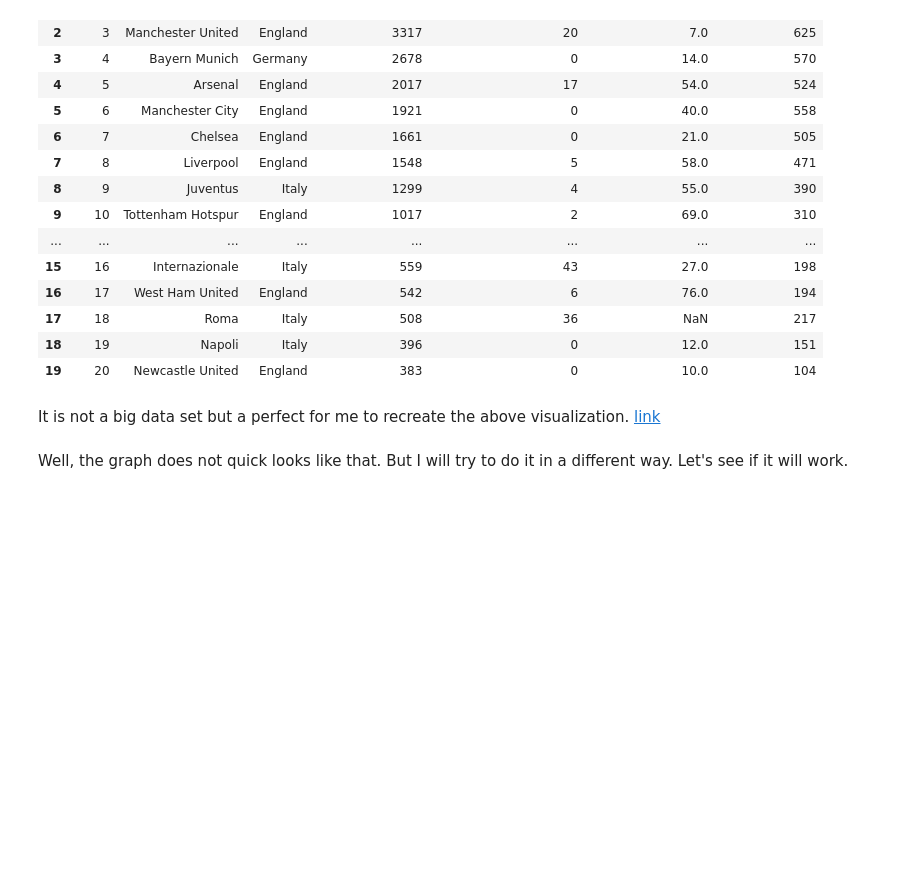
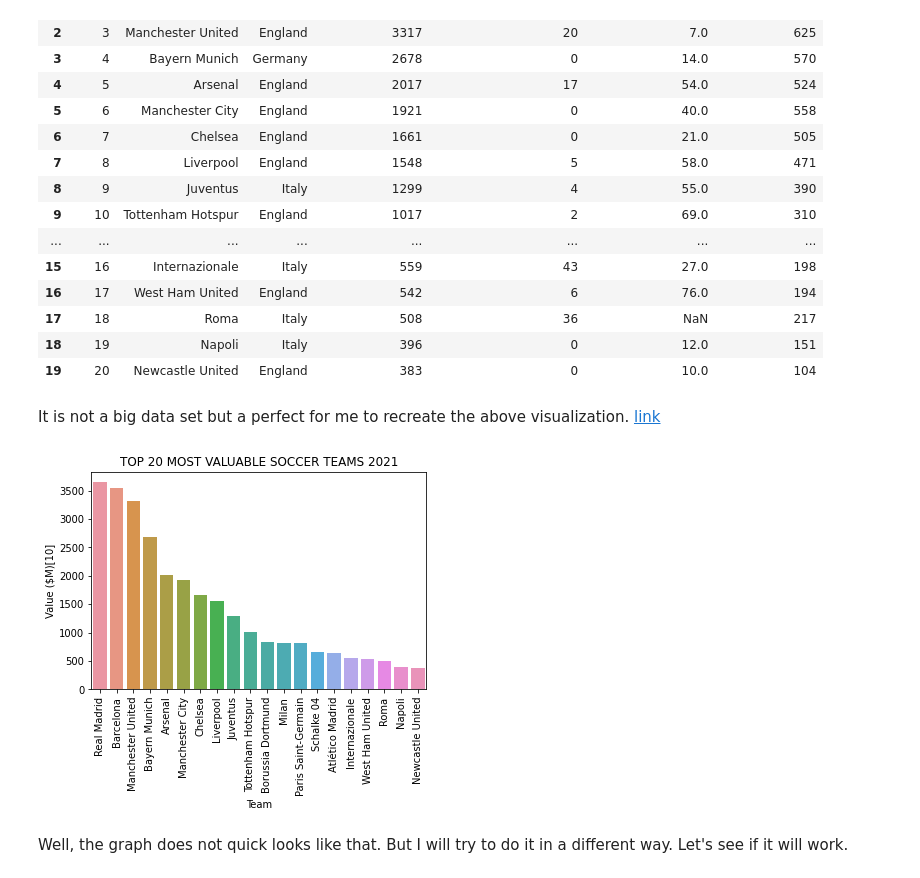
Before and after one commit to khatriprajwol/Data-Visualization-, a Jupyter notebook: Recreating The Master .ipynb, the cells around one changed output. Drawn from its saved outputs; the diff is of its cells as text; code cells hidden in the pictures; blank space fills up the shorter version.

```diff
--- a/Recreating The Master .ipynb
+++ b/Recreating The Master .ipynb
@@ -63,9 +63,11 @@ df
 It is not a big data set but a perfect for me to recreate the above visualization.
 [link](https://github.com/nurfnick/Data_Viz/blob/main/RecreatingMasters.ipynb)
 # %%
-ax = sns.barplot(data = df, x = 'Team', y= "Value in$ millions", hue_order= )
+ax = sns.barplot(data = df, x = 'Team', y= "Value ($M)[10]", hue_order= None )
 ax.set_xticklabels(ax.get_xticklabels(),rotation = 90)
 ax.set_title('TOP 20 MOST VALUABLE SOCCER TEAMS 2021')
 plt.show()
+# %% [output]
+[figure, added]
 # %% [markdown]
 Well, the graph does not quick looks like that. But I will try to do it in a different way. Let's see if it will work.
```
